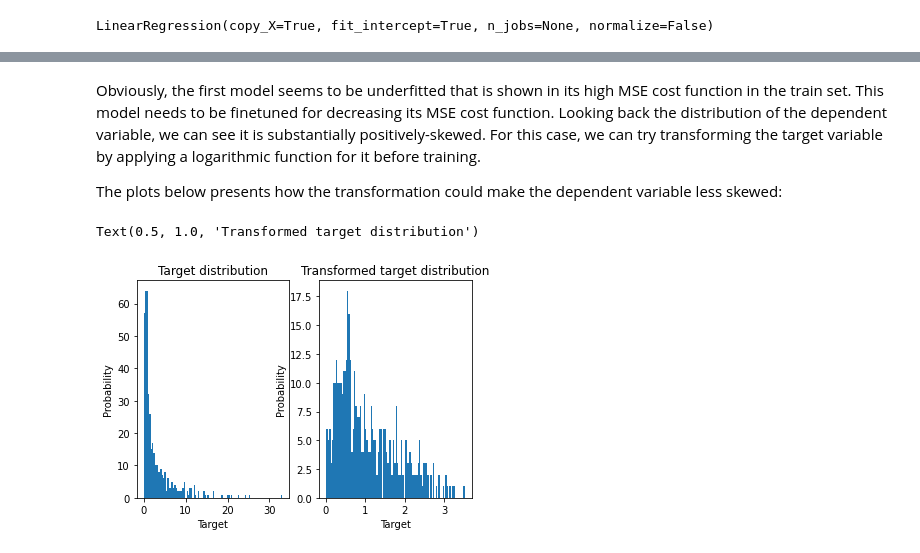
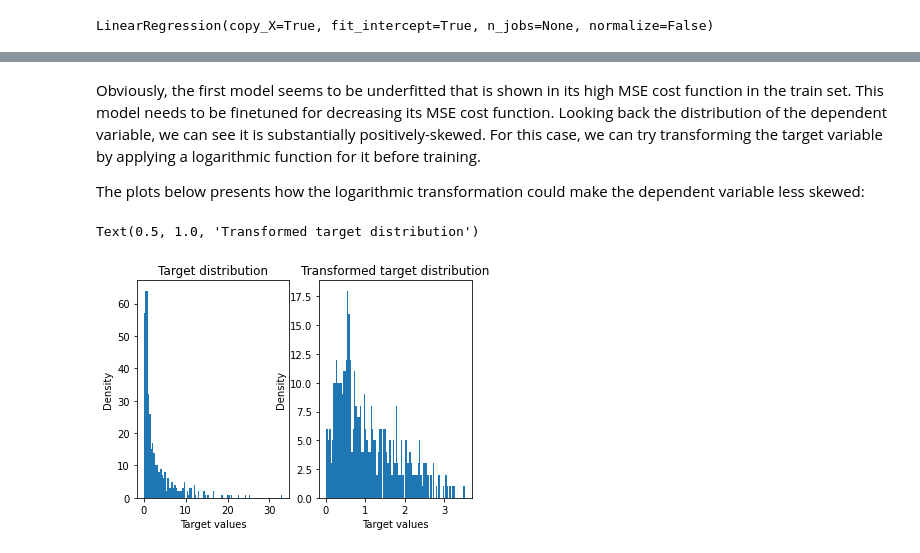
Before and after one commit to HuyenNguyenHelen/INFO-5505---Machine-learning, a Jupyter notebook: HuyenNguyen_Assignment_1.ipynb, the cells around one changed output, grey strips where cells are left out. Saved outputs shown, nothing was run; the diff lists cells and outputs as text; code cells hidden in the pictures.

```diff
--- a/HuyenNguyen_Assignment_1.ipynb
+++ b/HuyenNguyen_Assignment_1.ipynb
@@ -199,22 +202,30 @@ MSE in the test set: 10.97
 # %% [markdown]
 Obviously, the first model seems to be underfitted that is shown in its high MSE cost function in the train set. This model needs to be finetuned for decreasing its MSE cost function. Looking back the distribution of the dependent variable, we can see it is substantially positively-skewed. For this case, we can try transforming the target variable by applying a logarithmic function for it before training.
 
-The plots below presents how the transformation could make the dependent variable less skewed:
+The plots below presents how the logarithmic transformation could make the dependent variable less skewed:
 # %%
+# Plot the original and transformed dependent variable
+
+# original dependent variable
 y = data['PRICE']
+
+# apply logarithmic function to transform the dependent variable
 y_trans = np.log1p(y)
 
 f, (ax0, ax1) = plt.subplots(1, 2)
+
+# Plot the original dependent variable
 ax0.hist(y, bins=100)
 #ax0.set_xlim([0, 0.2])
-ax0.set_ylabel('Probability')
-ax0.set_xlabel('Target')
+ax0.set_ylabel('Density')
+ax0.set_xlabel('Target values')
 ax0.set_title('Target distribution')
 
+# Plot the transformed dependent variable
 ax1.hist(y_trans, bins=100)
-ax1.set_ylabel('Probability')
-ax1.set_xlabel('Target')
+ax1.set_ylabel('Density')
+ax1.set_xlabel('Target values')
 ax1.set_title('Transformed target distribution')
 # %% [output]
 Text(0.5, 1.0, 'Transformed target distribution')
-[figure, old version]
+[figure, new version]
```
Also changed, not shown: parts of 17 cells of this notebook.
